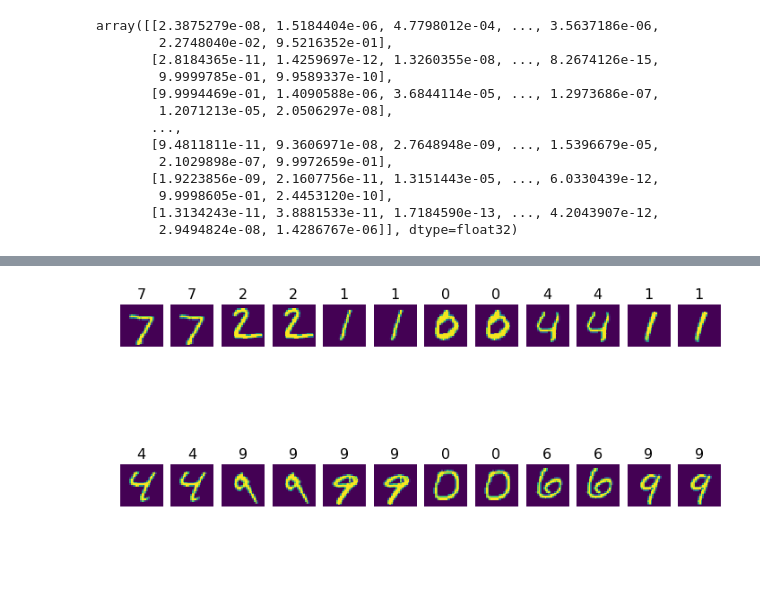
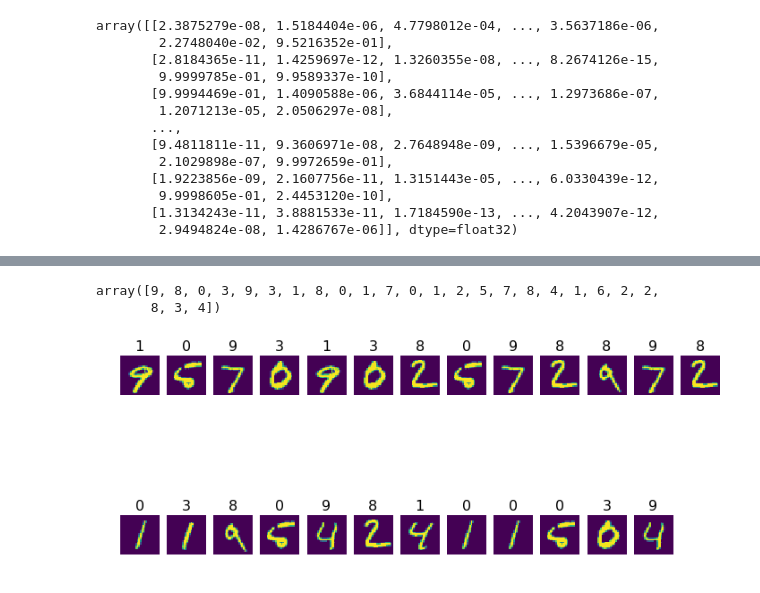
Before and after one commit to realpranav93/EVA-projects, a Jupyter notebook: session5/assignment5.ipynb, the cells around one changed output, grey strips where cells are left out. Cells and saved outputs as stored; diff of their text form; code cells hidden in the pictures; blank space fills up the shorter version.

```diff
--- a/session5/assignment5.ipynb
+++ b/session5/assignment5.ipynb
@@ -203,6 +223,12 @@ array([[2.3875279e-08, 1.5184404e-06, 4.7798012e-04, ..., 3.5637186e-06,
 # %%
 actual_predicted = np.rint(predicted)
-incorrect_index = np.nonzero(actual_predicted != Y_test)[0][0:24]
+Predicted_label = np.where(actual_predicted==1)[1]
+Y_test_label = np.where(Y_test==1)[1]
+index = Predicted_label[Predicted_label != Y_test_label[0:9997]][0:25]
+index
+# %% [output]
+array([9, 8, 0, 3, 9, 3, 1, 8, 0, 1, 7, 0, 1, 2, 5, 7, 8, 4, 1, 6, 2, 2,
+       8, 3, 4])
 # %%
 import numpy as np
 import matplotlib.pyplot as plt
@@ -222,6 +248,6 @@ def plots(ims, figsize=(12,6), rows=2, interp=False,titles = None):
 # %%
 (X_train_original, y_train_original), (X_test_orginal, y_test_orginal) = mnist.load_data()
 # %%
-plots(ims = X_test_orginal[incorrect_index],titles=y_test_orginal[incorrect_index])
+plots(ims = X_test_orginal[index],titles=Predicted_label[index])
 # %% [output]
-[figure, old version]
+[figure, new version]
```
Also changed, not shown: parts of 2 cells of this notebook.
